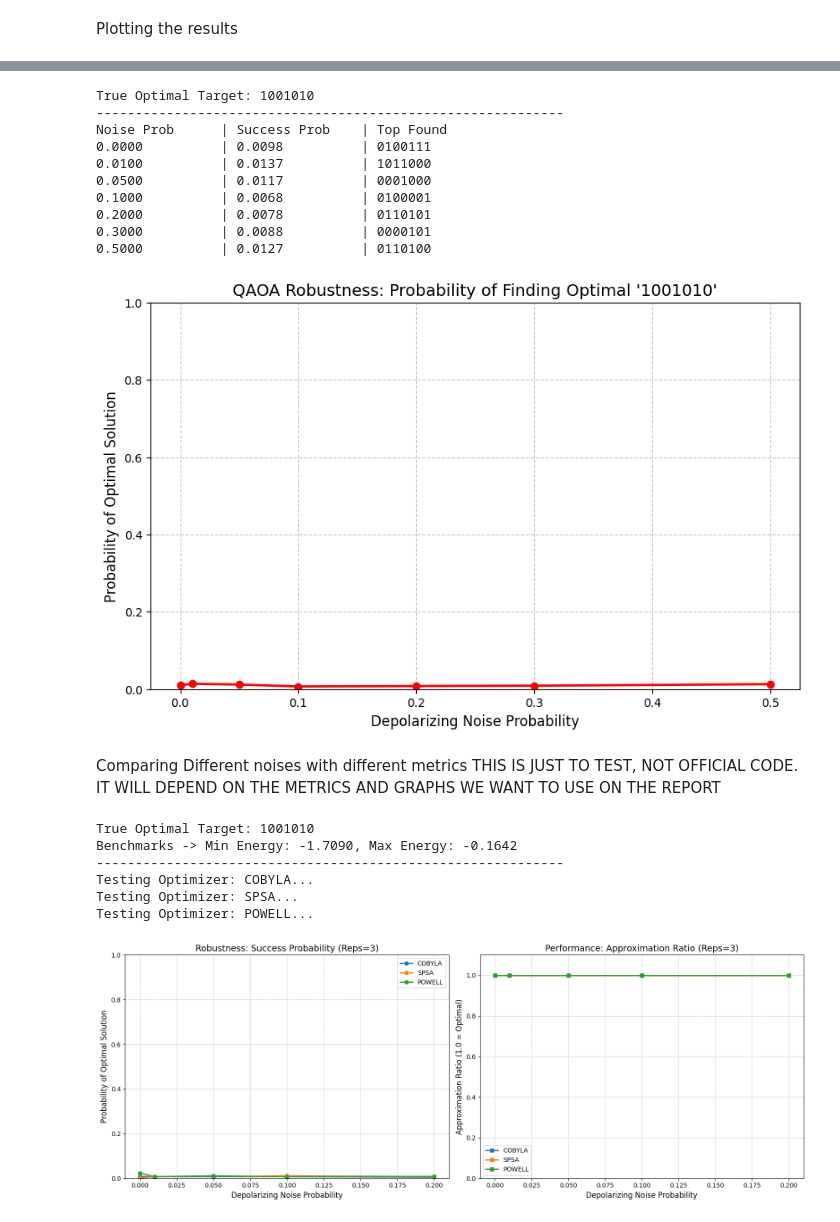
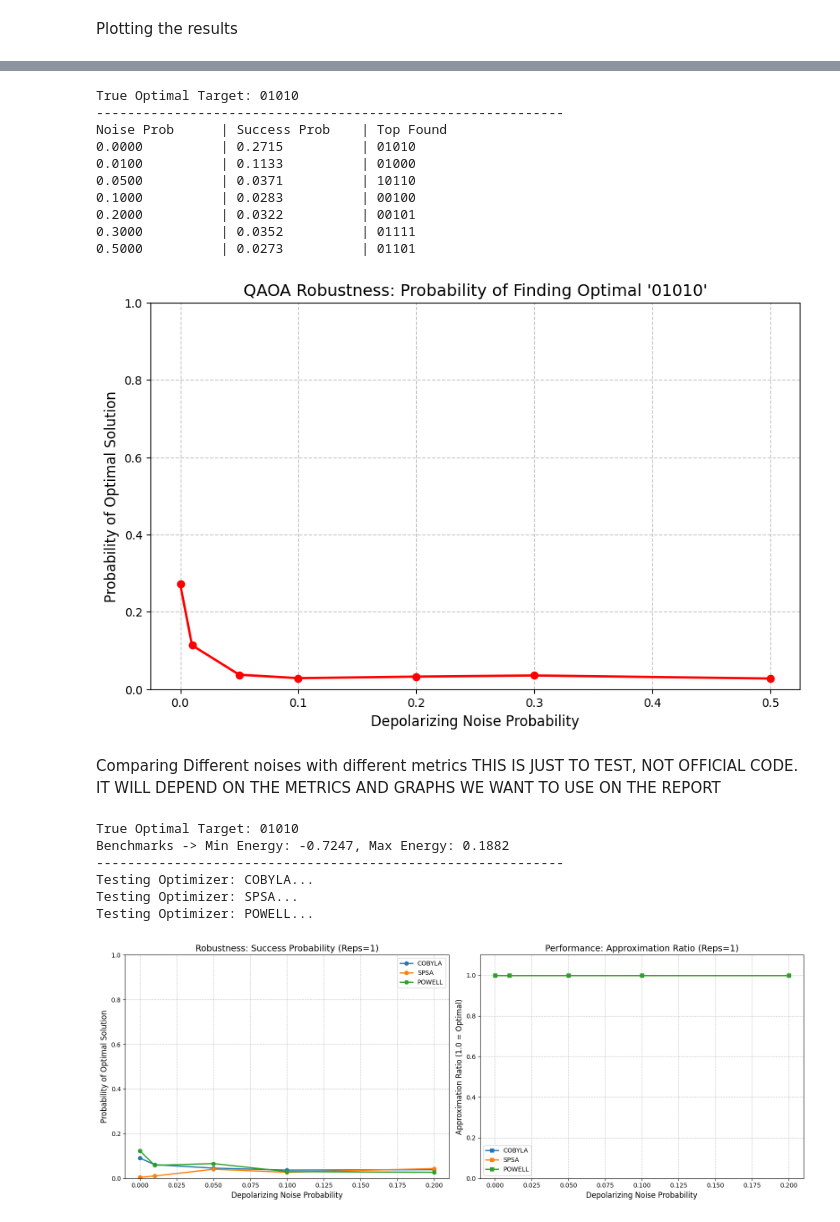
Before and after one commit to Andureh/qc803-QAOAFinal, a Jupyter notebook: project.ipynb, the cells around one changed output, grey strips where cells are left out. Saved outputs shown, nothing was run; the diff lists cells and outputs as text; code cells hidden in the pictures.

```diff
--- a/project.ipynb
+++ b/project.ipynb
@@ -332,7 +332,7 @@ def calculate_portfolio_energy(selection: np.ndarray, mu: np.ndarray, sigma: np.
 Parameter, Data retrieval, Normalization and Creation of the QUBO problem
 # %%
 #Parameters
-tickers = ["AAPL", "GOOG", "MSFT","AMZN","META"]+["MRNA", "PFE"]#[,"PYPL","ENPH", "SEDG"]#["AAPL", "GOOG", "MSFT", "TSLA","AMZN","META","NVDA","NFLX"]#+["MRNA", "PFE", "ENPH", "SEDG", "WBA", "PYPL"]
+tickers = ["AAPL", "GOOG", "MSFT","AMZN","META"]#["MRNA", "PFE"]#[,"PYPL","ENPH", "SEDG"]#["AAPL", "GOOG", "MSFT", "TSLA","AMZN","META","NVDA","NFLX"]#+["MRNA", "PFE", "ENPH", "SEDG", "WBA", "PYPL"]
 start_date = "2023-01-01"
 end_date = "2024-01-01"
 budget = len(tickers)//2
@@ -502,17 +502,17 @@ def run_noise_analysis_prob(qp, penalty, reps, noise_range):
 noise_levels = [0.0, 0.01, 0.05, 0.1, 0.2, 0.3, 0.5]
 run_noise_analysis_prob(qp_realdata, penalty, reps=3, noise_range=noise_levels)
 # %% [output]
-True Optimal Target: 1001010
+True Optimal Target: 01010
 ------------------------------------------------------------
 Noise Prob      | Success Prob    | Top Found
-0.0000          | 0.0098          | 0100111
-0.0100          | 0.0137          | 1011000
-0.0500          | 0.0117          | 0001000
-0.1000          | 0.0068          | 0100001
-0.2000          | 0.0078          | 0110101
-0.3000          | 0.0088          | 0000101
-0.5000          | 0.0127          | 0110100
+0.0000          | 0.2715          | 01010
+0.0100          | 0.1133          | 01000
+0.0500          | 0.0371          | 10110
+0.1000          | 0.0283          | 00100
+0.2000          | 0.0322          | 00101
+0.3000          | 0.0352          | 01111
+0.5000          | 0.0273          | 01101
-[figure, old version]
+[figure, new version]
 # %% [markdown]
 Comparing Different noises with different metrics
 THIS IS JUST TO TEST, NOT OFFICIAL CODE. IT WILL DEPEND ON THE METRICS AND GRAPHS WE WANT TO USE ON THE REPORT
@@ -569,7 +569,7 @@ def compare_optimizers_noise(qp, penalty, reps, optimizers_to_test, noise_range,
             if prob > 0:
                 error_1q = depolarizing_error(prob, 1)
                 error_2q = depolarizing_error(prob, 2)
-                noise_model.add_all_qubit_quantum_error(error_1q, ['u1', 'u2', 'u3', 'rz', 'sx', 'x'])
+                noise_model.add_all_qubit_quantum_error(error_1q, ['u1', 'u2', 'u3', 'rz', 'sx', 'x', 'h', 'p'])
                 noise_model.add_all_qubit_quantum_error(error_2q, ['cx'])
 
             # B. Run QAOA
@@ -632,38 +632,38 @@ def compare_optimizers_noise(qp, penalty, reps, optimizers_to_test, noise_range,
     ax2.grid(True, linestyle='--', alpha=0.7)
     ax2.legend()
 
     plt.tight_layout()
     plt.show()
 
 #Running the comparison
 # 1. Define Optimizers
 from qiskit_algorithms.optimizers import COBYLA, SPSA, POWELL
 optimizers_to_test = {
-    "COBYLA": COBYLA(maxiter=100),
-    "SPSA": SPSA(maxiter=100),
-    "POWELL": POWELL(maxiter=100)
+    "COBYLA": COBYLA(maxiter=250),
+    "SPSA": SPSA(maxiter=250),
+    "POWELL": POWELL(maxiter=250)
 }
 
 # 2. Define Noise Levels
 noise_levels = [0.0, 0.01, 0.05, 0.1, 0.2]
 
 # 3. Run
 compare_optimizers_noise(
     qp=qp_realdata,
-    penalty=penalty,
-    reps=3,  # Try reps=1 if noise performance is too poor
+    penalty=20,
+    reps=1,  # Try reps=1 if noise performance is too poor
     optimizers_to_test=optimizers_to_test,
     noise_range=noise_levels,
     mu=mu_norm,
     sigma=sigma_norm,
     q=risk,
     budget=budget
 )
 # %% [output]
-True Optimal Target: 1001010
-Benchmarks -> Min Energy: -1.7090, Max Energy: -0.1642
+True Optimal Target: 01010
+Benchmarks -> Min Energy: -0.7247, Max Energy: 0.1882
 ------------------------------------------------------------
 Testing Optimizer: COBYLA...
 Testing Optimizer: SPSA...
 Testing Optimizer: POWELL...
-[figure, old version]
+[figure, new version]
```
Also changed, not shown: parts of 5 cells of this notebook.
